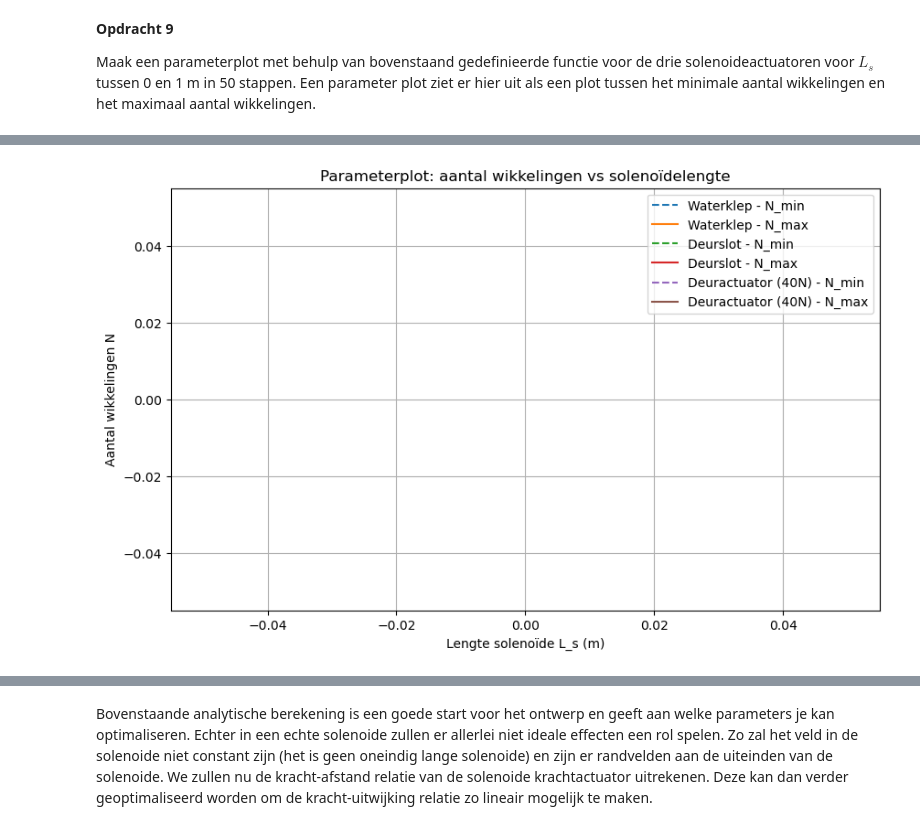
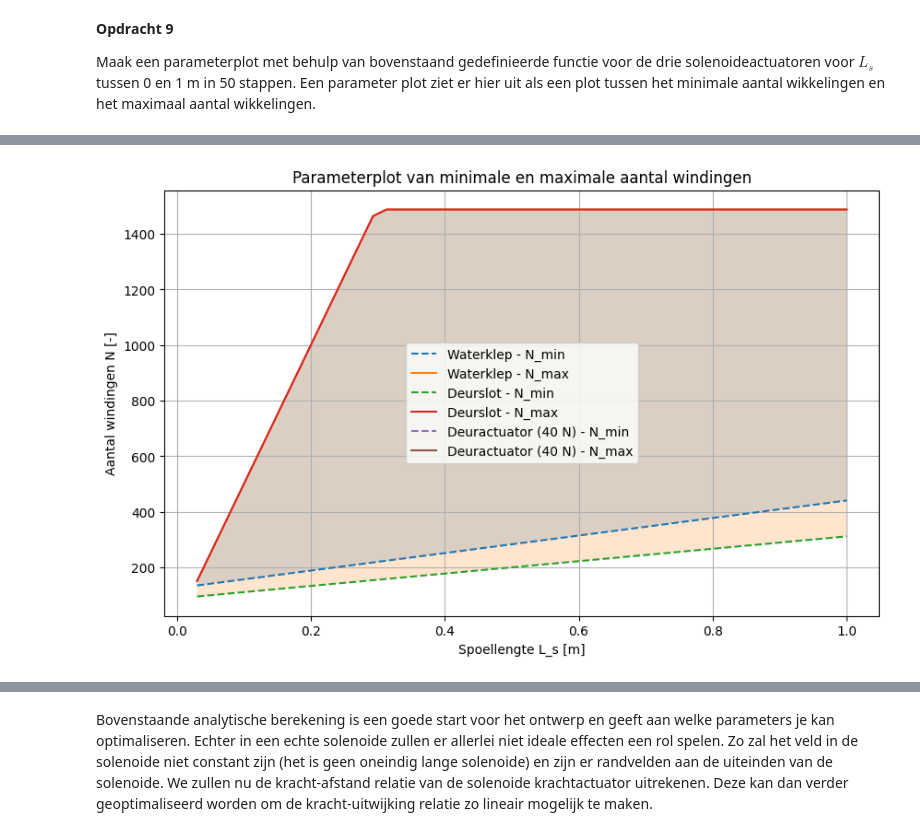
Before and after one commit to fd6150/opdrachten-DEF-D, a Jupyter notebook: DigitaleOntwerpopdrachten/KrachtactuatorOpdracht.ipynb, the cells around one changed output, grey strips where cells are left out. Cells and saved outputs as stored; diff of their text form; code cells hidden in the pictures.

```diff
--- a/DigitaleOntwerpopdrachten/KrachtactuatorOpdracht.ipynb
+++ b/DigitaleOntwerpopdrachten/KrachtactuatorOpdracht.ipynb
@@ -235,54 +219,64 @@ Maak een parameterplot met behulp van bovenstaand gedefinieerde functie voor de
 ###
 ###Jouw code hier###
 ###
+L_s_array = np.linspace(0.01, 1.0, 50)
 
-L_s_array = np.linspace(0.01, 1, 50)  # 0 vermijden want niet delen door 0
+L_draad_40W = maximale_draadlengte(20, 2, 0.0002)
+L_draad_9V  = maximale_draadlengte(9, 0.5, 0.0001)
 
 actuatoren = {
     "Waterklep": {
         "r_s": 0.008,
-        "r_d": 0.0001,
-        "I": 0.5,
-        "F_min": 4,
-        "z_p": 0.015,
+        "r_draad": 0.0002,
+        "I": 2.0,
+        "F_min": 2.0,
         "mu_r": 200,
-        "L_draad_max": 8.4
+        "L_draad_max": L_draad_40W,
+        "slag": 0.002
     },
     "Deurslot": {
-        "r_s": 0.006,
-        "r_d": 0.0001,
+        "r_s": 0.008,
+        "r_draad": 0.0002,
+        "I": 2.0,
+        "F_min": 1.0,
+        "mu_r": 200,
+        "L_draad_max": L_draad_40W,
+        "slag": 0.002
+    },
+    "Deuractuator (40 N)": {
+        "r_s": 0.010,
+        "r_draad": 0.0001,
         "I": 0.5,
-        "F_min": 3,
-        "z_p": 0.01,
+        "F_min": 40.0,
         "mu_r": 200,
-        "L_draad_max": 8.4
-    },
-    "Deuractuator (40N)": {
-        "r_s": 0.01,
-        "r_d": 0.0001,
-        "I": 0.5,
-        "F_min": 40,
-        "z_p": 0.02,
-        "mu_r": 200,
-        "L_draad_max": 8.4
+        "L_draad_max": L_draad_9V,
+        "z_p_vast": 0.020
     }
 }
 
-plt.figure(figsize=(10,6))
+plt.figure(figsize=(10, 6))
 
 for naam, params in actuatoren.items():
-
     N_min_list = []
     N_max_list = []
 
     for L_s in L_s_array:
-        relevante_parameters = params.copy()
-        relevante_parameters["L_s"] = L_s
+        p = params.copy()
+        p["L_s"] = L_s
 
-        try:
-            N_min, N_max = aantal_wikkelingen(relevante_parameters)
-        except:
-            N_min, N_max = np.nan, np.nan
+        if "slag" in p:
+            p["z_p"] = max(0, L_s - p["slag"])
+        else:
+            p["z_p"] = p["z_p_vast"]
+
+            # fysisch ongeldige situatie vermijden
+            if L_s <= p["z_p"]:
+                N_min_list.append(np.nan)
+                N_max_list.append(np.nan)
+                continue
+
+        # let op: hier geen debug=False gebruiken als jouw functie dat niet kent
+        N_min, N_max = aantal_wikkelingen(p)
 
         N_min_list.append(N_min)
         N_max_list.append(N_max)
@@ -290,9 +284,11 @@ for naam, params in actuatoren.items():
     N_min_list = np.array(N_min_list)
     N_max_list = np.array(N_max_list)
 
-    plt.plot(L_s_array, N_min_list, linestyle='--', label=f"{naam} - N_min")
+    haalbaar = np.sum(N_max_list >= N_min_list)
+    print(f"{naam}: {haalbaar} van de {len(L_s_array)} punten haalbaar")
+
+    plt.plot(L_s_array, N_min_list, linestyle="--", label=f"{naam} - N_min")
     plt.plot(L_s_array, N_max_list, label=f"{naam} - N_max")
-
 
     plt.fill_between(
         L_s_array,
@@ -302,11 +298,10 @@ for naam, params in actuatoren.items():
         alpha=0.2
     )
 
-plt.title("Parameterplot: aantal wikkelingen vs solenoïdelengte")
-plt.xlabel("Lengte solenoïde L_s (m)")
-plt.ylabel("Aantal wikkelingen N")
+plt.xlabel("Spoellengte L_s [m]")
+plt.ylabel("Aantal windingen N [-]")
+plt.title("Parameterplot van minimale en maximale aantal windingen")
+plt.grid(True)
 plt.legend()
-plt.grid()
-
 plt.show()
 # %% [output]
@@ -313 +311 @@ plt.show()
-[figure, old version]
+[figure, new version]
```
Also changed, not shown: parts of 14 cells of this notebook, 13 other files.
